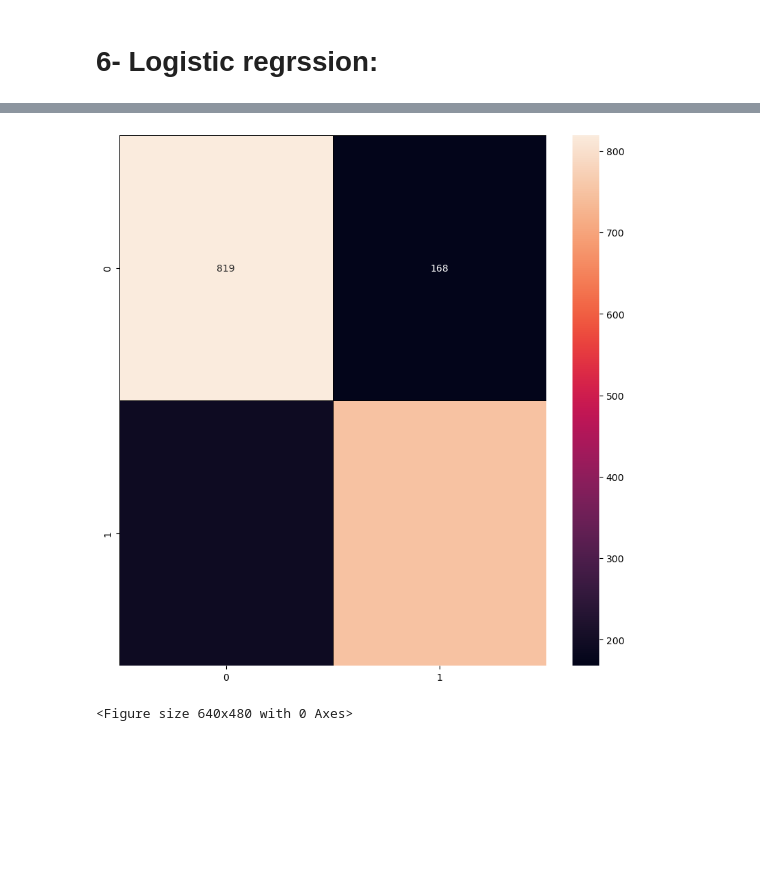
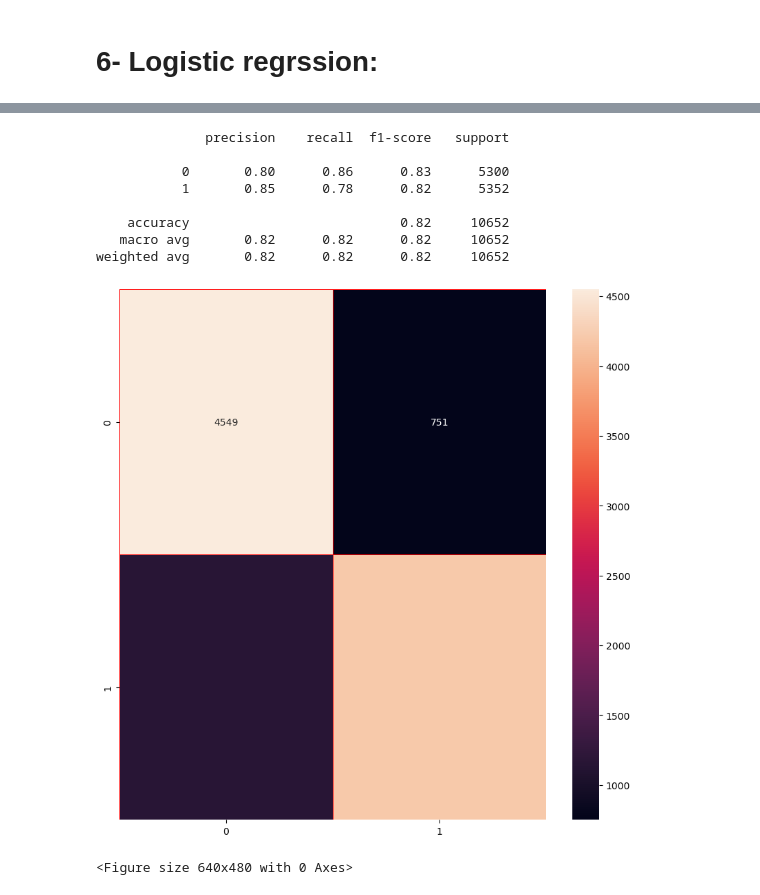
Before and after one commit to Ahmed8042/DataScience, a Jupyter notebook: Bank Marketing.ipynb, the cells around one changed output, grey strips where cells are left out. Drawn from its saved outputs; the diff is of its cells as text; code cells hidden in the pictures; blank space fills up the shorter version.

```diff
--- a/Bank Marketing.ipynb
+++ b/Bank Marketing.ipynb
@@ -544,20 +513,0 @@ plt.savefig('ConfusionMatrix.png')
-# %%
-n_neighbours_values = list(range(1, 31))
-accuracy_train_values = []
-accuracy_test_values = []
-
-for n_neighbours in n_neighbours_values:
-    NB = KNeighborsClassifier(n_neighbors = n_neighbours)
-    NB.fit(x_train1, y_train1)
-    y_pred_train = NB.predict(x_train1)
-    y_pred_test = NB.predict(x_test1)
-    accuracy_train = accuracy_score(y_train1, y_pred_train)
-    accuracy_test = accuracy_score(y_test1, y_pred_test)
-    accuracy_train_values.append(accuracy_train)
-    accuracy_test_values.append(accuracy_test)
-
-results = pd.DataFrame({
-    'n_neighbours': n_neighbours_values,
-    'accuracy_train': accuracy_train_values,
-    'accuracy_test': accuracy_test_values
-})
@@ -591,4 +513,0 @@ plt.grid(axis='both')
-# %%
-KNN = KNeighborsClassifier(n_neighbors= 7)
-KNN.fit(x_train1,y_train1)
-KNN.score(x_test1,y_test1)
@@ -623,3 +545,8 @@ params =  {
+# %%
+params =  {
+    'min_samples_leaf': [1,2,3,4,5,6],
+    'max_depth': [50,60,70,80,90,100,110]
+}
 # %%
 grid = GridSearchCV(estimator=DT,
                     param_grid=params,
@@ -675,4 +590,0 @@ grid = GridSearchCV(estimator=RF,
-# %%
-grid.fit(x_train1, y_train1)
-
-grid.best_score_, grid.best_params_
@@ -836,12 +690,22 @@ plt.show()
 # %%
-L_cm = confusion_matrix(y_test1, y_pred_test)
+y_pred_LR = SVM.predict(x_test1)
+print (classification_report(y_test1,y_pred_LR ))
+cm = confusion_matrix(y_test1, y_pred_LR)
 f,ax = plt.subplots(figsize=(10, 10))
-sns.heatmap(L_cm, annot=True, linewidths=0.5,linecolor="black", fmt= '.0f',ax=ax)
+sns.heatmap(cm, annot=True, linewidths=0.5,linecolor="red", fmt= '.0f',ax=ax)
 plt.show()
 plt.savefig('ConfusionMatrix.png')
 # %% [output]
+              precision    recall  f1-score   support
+
+           0       0.80      0.86      0.83      5300
+           1       0.85      0.78      0.82      5352
+
+    accuracy                           0.82     10652
+   macro avg       0.82      0.82      0.82     10652
+weighted avg       0.82      0.82      0.82     10652
-[figure, old version]
+[figure, new version]
-<Figure size 640x480 with 0 Axes>
+<Figure size 640x480 with 0 Axes>
 # %%
 # Determine the optimal number of clusters using the Elbow Method
 inertia = []
```
Also changed, not shown: parts of 54 cells of this notebook.
